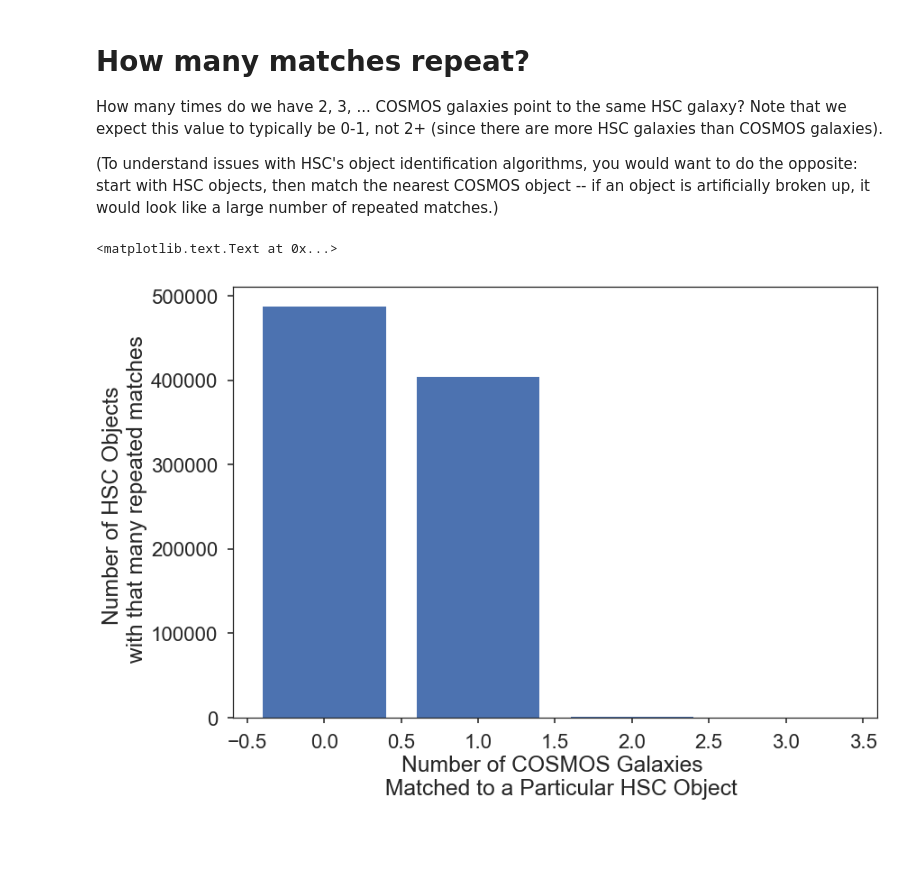
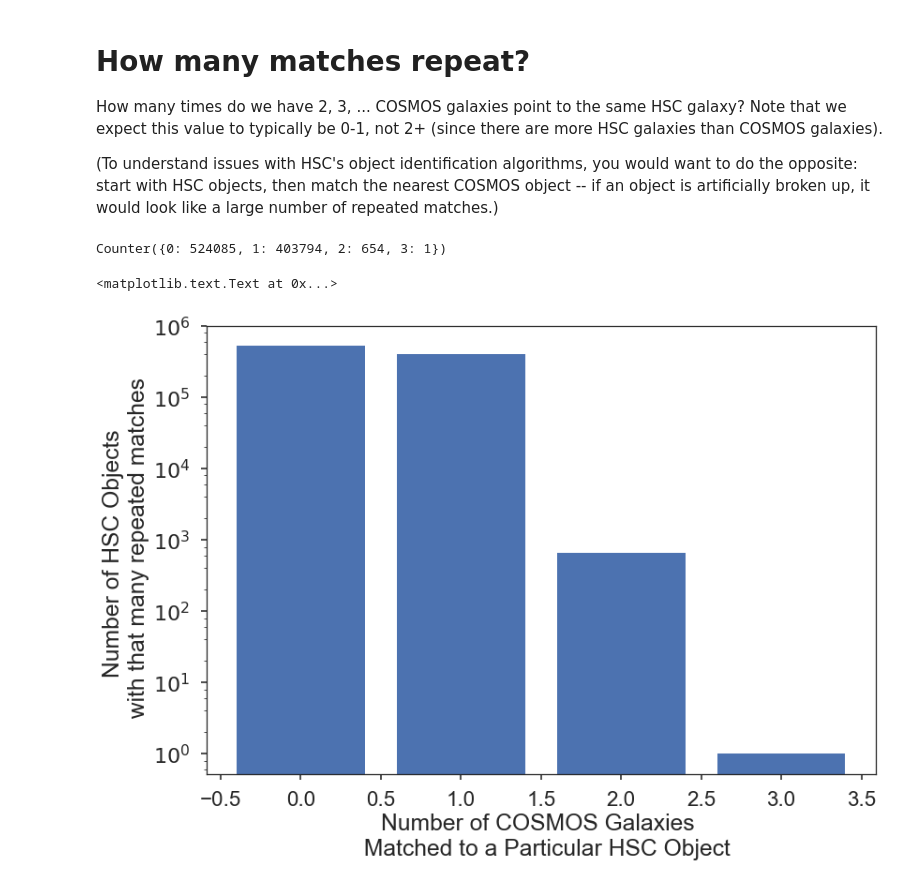
Before and after one commit to yluo54301/dwarf_photo-z, a Jupyter notebook: completeness/HSC_COSMOS_completeness.ipynb, the cells around one changed output. Saved outputs shown, nothing was run; the diff lists cells and outputs as text; code cells hidden in the pictures; blank space fills up the shorter version.

```diff
--- a/completeness/HSC_COSMOS_completeness.ipynb
+++ b/completeness/HSC_COSMOS_completeness.ipynb
@@ -375,7 +371,21 @@ num_repeats, bin_edges = np.histogram(matches.idx[matches.mask_match],
+# %%
+from collections import Counter
+
+# first see which HSC galaxies have multiple COSMOS matches
+# then get a histogram of the number of matches
+counts = Counter(list(Counter(matches.idx[matches.mask_match]).values()))
+# add HSC galaxies which have no COSMOS object matched to them
+number_of_HSC_objects_total = matches.catalog_2.df.index.size
+number_of_HSC_objects_with_matches = np.sum(list(counts.values()))
+counts[0] = number_of_HSC_objects_total - number_of_HSC_objects_with_matches
+counts
+# %% [output]
+Counter({0: 524085, 1: 403794, 2: 654, 3: 1})
 # %%
-plt.hist(num_repeats, bins=np.arange(-0.5, 4.5, 1), rwidth=.8)
+plt.bar(list(counts.keys()), list(counts.values()))
+plt.yscale("log")
 plt.xlabel("Number of COSMOS Galaxies \n  Matched to a Particular HSC Object")
 plt.ylabel("Number of HSC Objects \n with that many repeated matches")
 # %% [output]
 <matplotlib.text.Text at 0x...>
-[figure, old version]
+[figure, new version]
```
Also changed, not shown: parts of 1 cell of this notebook, 1 other file.
